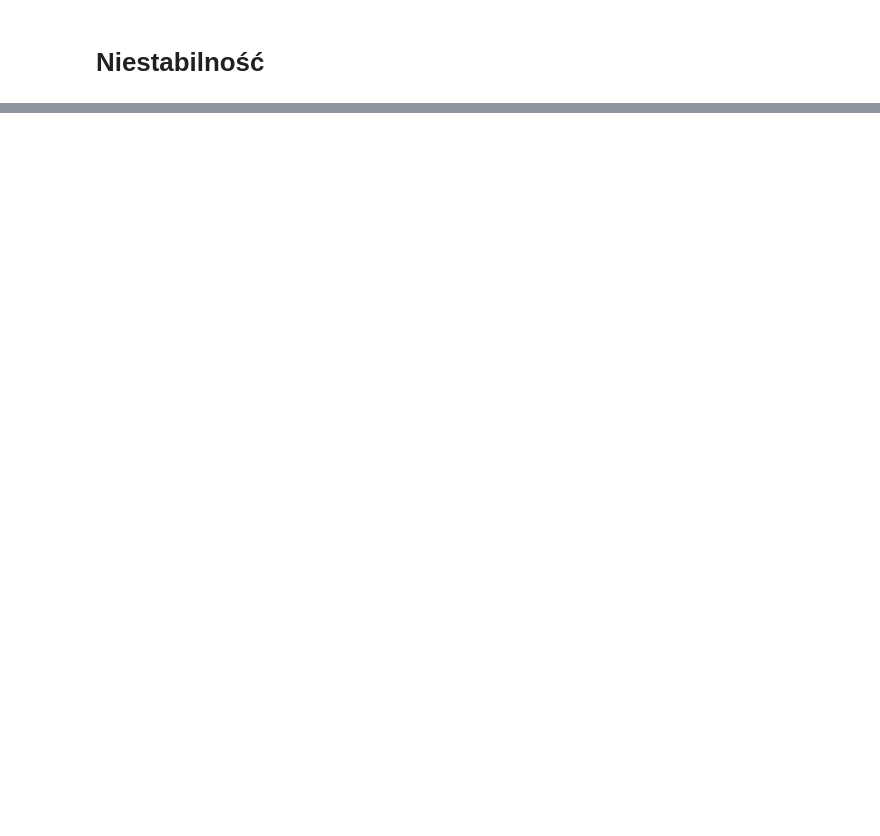
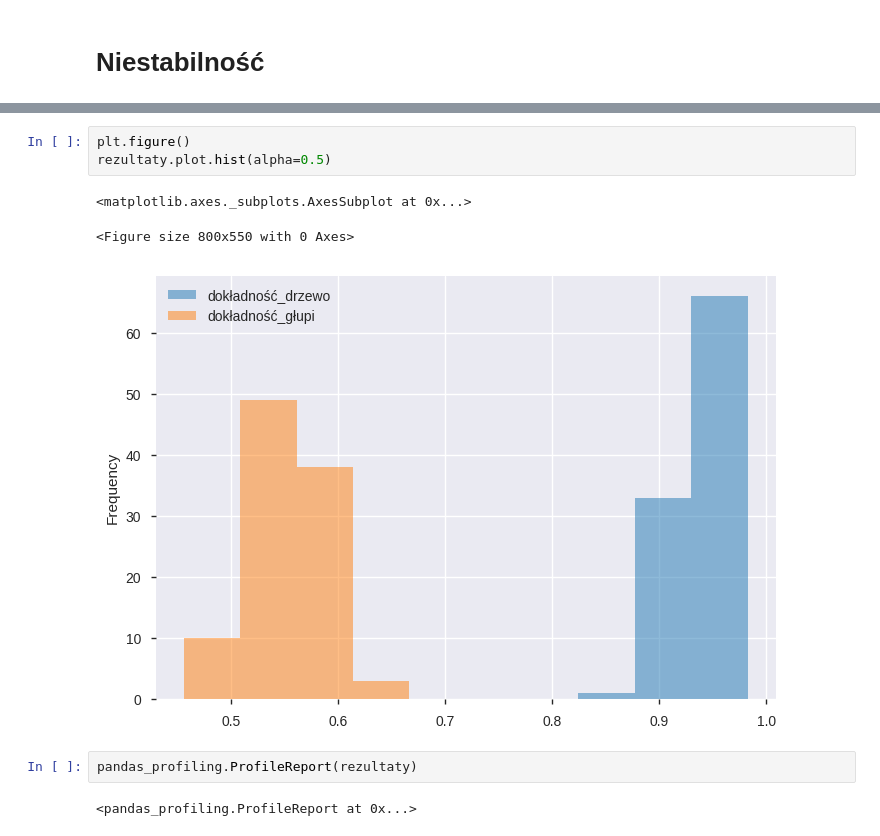
Before and after one commit to QuantumDamage/Wystartuj-z-Data-Science-w-Pythonie, a Jupyter notebook: nowotwor/workspace/drzewo decyzyjne.ipynb, the cells around one changed output, grey strips where cells are left out. Drawn from its saved outputs; the diff is of its cells as text; blank space fills up the shorter version.

```diff
--- a/nowotwor/workspace/drzewo decyzyjne.ipynb
+++ b/nowotwor/workspace/drzewo decyzyjne.ipynb
@@ -377,0 +542,11 @@ Testuję max_depth = 2
+# %%
+plt.figure()
+rezultaty.plot.hist(alpha=0.5)
+# %% [output]
+<matplotlib.axes._subplots.AxesSubplot at 0x...>
+<Figure size 800x550 with 0 Axes>
+[figure, added]
+# %%
+pandas_profiling.ProfileReport(rezultaty)
+# %% [output]
+<pandas_profiling.ProfileReport at 0x...>
```
Also changed, not shown: parts of 39 cells of this notebook, 6 other files.
